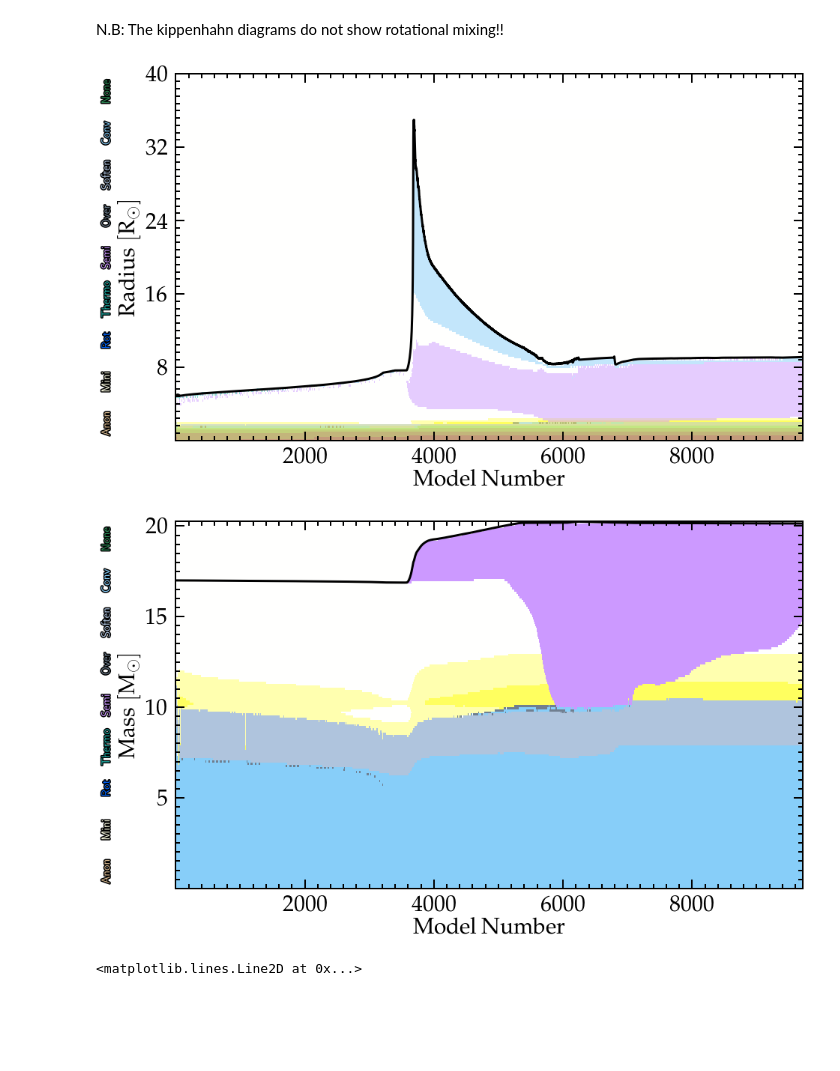
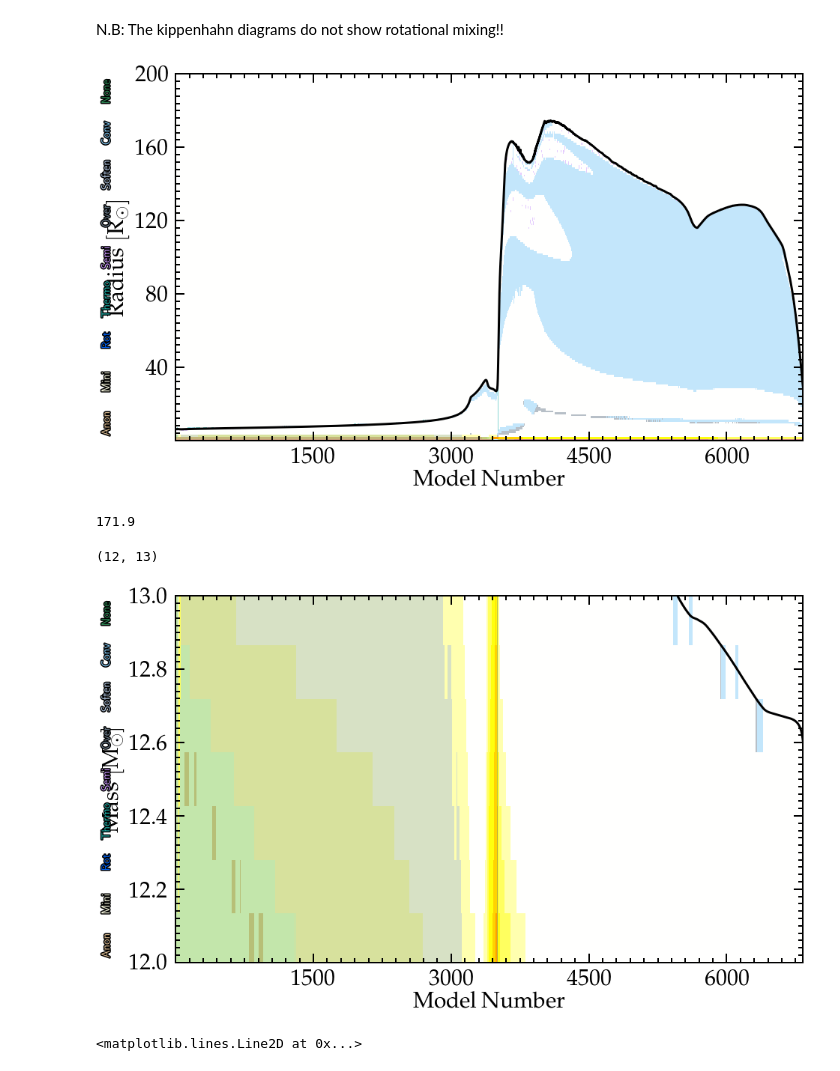
Before and after one commit to mathren/zeta_oph, a Jupyter notebook: notebooks/Best_model.ipynb, the cells around one changed output. Cells and saved outputs as stored; diff of their text form; code cells hidden in the pictures; blank space fills up the shorter version.

```diff
--- a/notebooks/Best_model.ipynb
+++ b/notebooks/Best_model.ipynb
@@ -212,7 +248,7 @@ ax = fig.add_subplot(gs[:,:])
 x = 'model_number' # 'star_age' #
 y =  'radius' # 'mass' #
 
-mmm.loadHistory(f=binary+'/LOGS2')
+mmm.loadHistory(f=binary+'/LOGS1')
 ppp.plotKip3(mmm, fig=fig, ax=ax,
              xaxis=x,
              yaxis=y,
@@ -228,38 +264,41 @@ ppp.plotKip3(mmm, fig=fig, ax=ax,
              cmin=-12.45, cmax=12.5)
 
 if y=='radius':
-    ax.set_ylim(ymax=40)
+    ax.set_ylim(ymax=200)
 
 # plt.savefig("/mnt/home/mrenzo/TMP/kipp_mass.pdf")
 # %% [output]
-[figure, old version]
+[figure, new version]
 # %%
 fig = plt.figure(figsize=(15,9))
 gs = gridspec.GridSpec(100, 100)
 ax = fig.add_subplot(gs[:,:])
 
 x = 'model_number' # 'star_age' #
 y = 'mass' # 'radius' #
 
-mmm.loadHistory(f=binary+'/LOGS2')
+mmm.loadHistory(f=binary+'/LOGS1/')
 ppp.plotKip3(mmm, fig=fig, ax=ax,
              xaxis=x,
              yaxis=y,
              reloadHistory=False,
              show_mass_loc=False,
              show_mix_labels=True,
              show=False,
              mix_alpha=0.5,# mix_hatch='//', hatch_color='#98ef56',
              # age_lookback=True,
              age_log=False,
              zone_frac = 10, # 0.2,
              colorbar=False,
              cmin=-12.45, cmax=12.5)
 
 if y=='radius':
     ax.set_ylim(ymax=40)
+ax.set_ylim(ymin=12, ymax=13)
 # %% [output]
+171.9
+(12, 13)
-[figure, old version]
+[figure, new version]
 # %%
 src, col = getSrcCol(hfile2)
 mix_type1 = src[:, col.index("mix_type_1")]
```
Also changed, not shown: parts of 3 cells of this notebook, 2 other files.
